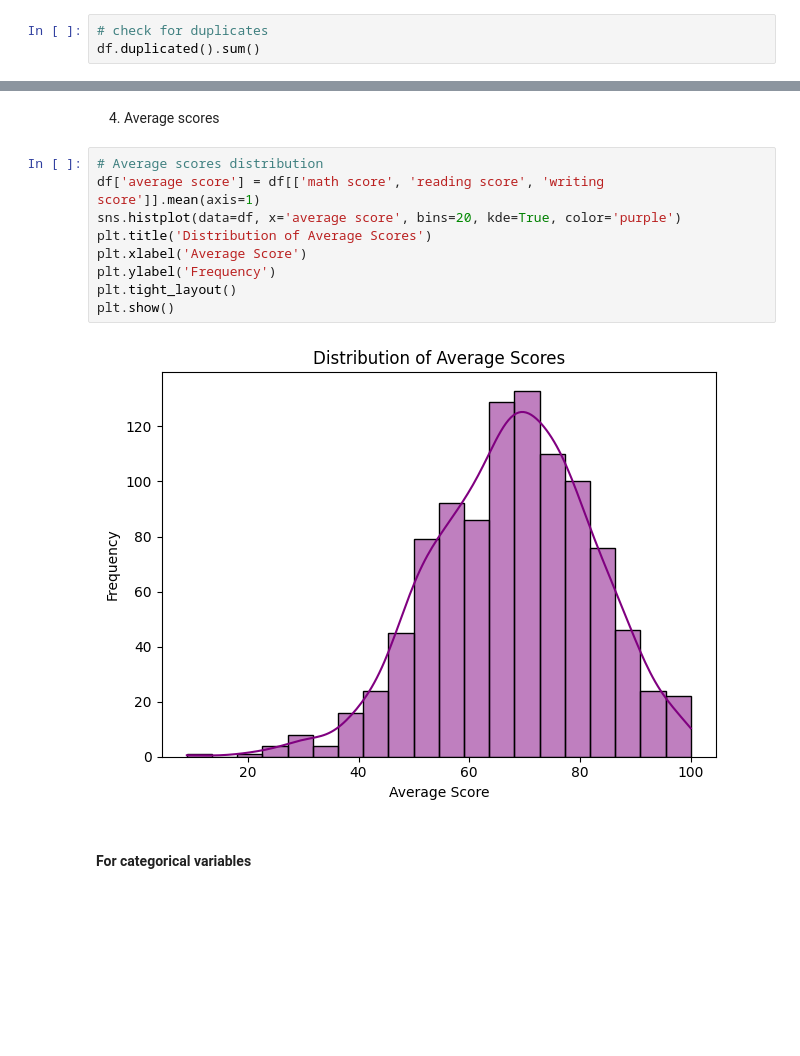
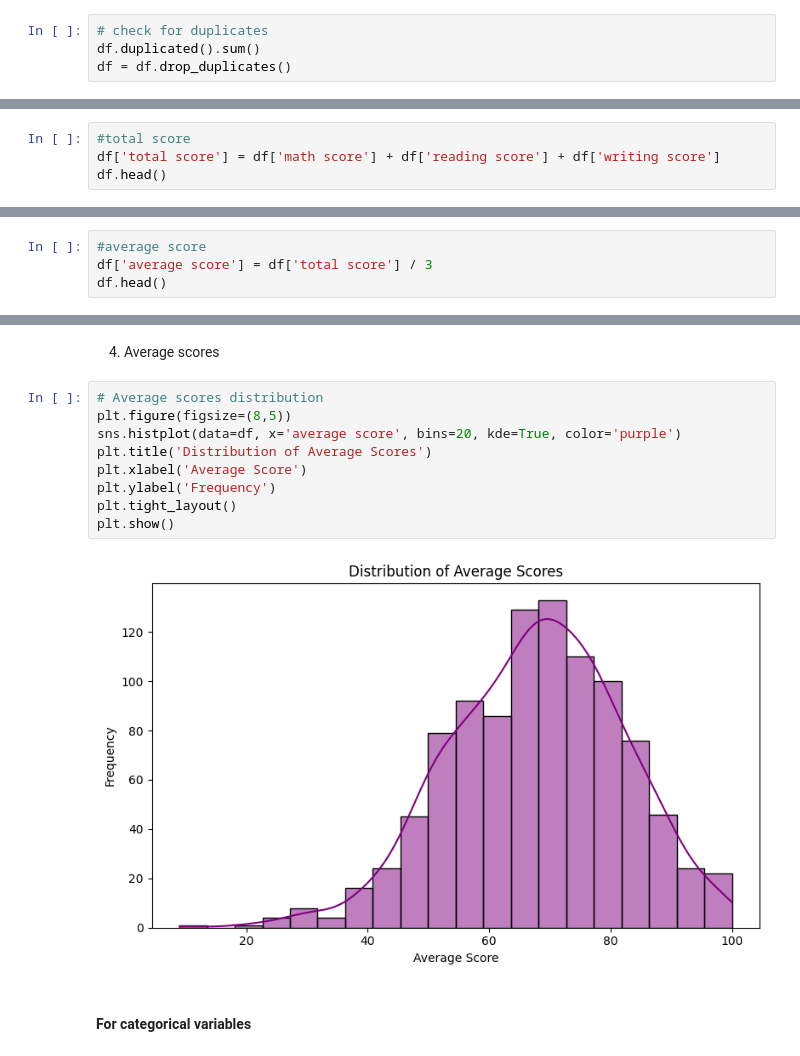
Before and after one commit to kkbbmrl/EDA, a Jupyter notebook: hello.ipynb, the cells around one changed output, grey strips where cells are left out. Drawn from its saved outputs; the diff is of its cells as text; blank space fills up the shorter version.

```diff
--- a/hello.ipynb
+++ b/hello.ipynb
@@ -78,3 +82,4 @@ There is no missing values in the dataset.
 # %%
 # check for duplicates
 df.duplicated().sum()
+df = df.drop_duplicates()
@@ -82,0 +86,4 @@ np.int64(0)
+# %%
+#total score
+df['total score'] = df['math score'] + df['reading score'] + df['writing score']
+df.head()
@@ -82,0 +97,4 @@ np.int64(0)
+# %%
+#average score
+df['average score'] = df['total score'] / 3
+df.head()
@@ -133,15 +160,15 @@ plt.show()
 4. Average scores
 # %%
 # Average scores distribution
-df['average score'] = df[['math score', 'reading score', 'writing score']].mean(axis=1)
+plt.figure(figsize=(8,5))
 sns.histplot(data=df, x='average score', bins=20, kde=True, color='purple')
 plt.title('Distribution of Average Scores')
 plt.xlabel('Average Score')
 plt.ylabel('Frequency')
 plt.tight_layout()
 plt.show()
 # %% [output]
-[figure, old version]
+[figure, new version]
 # %% [markdown]
 #### For categorical variables
 # %% [markdown]
```
Also changed, not shown: parts of 11 cells of this notebook.
